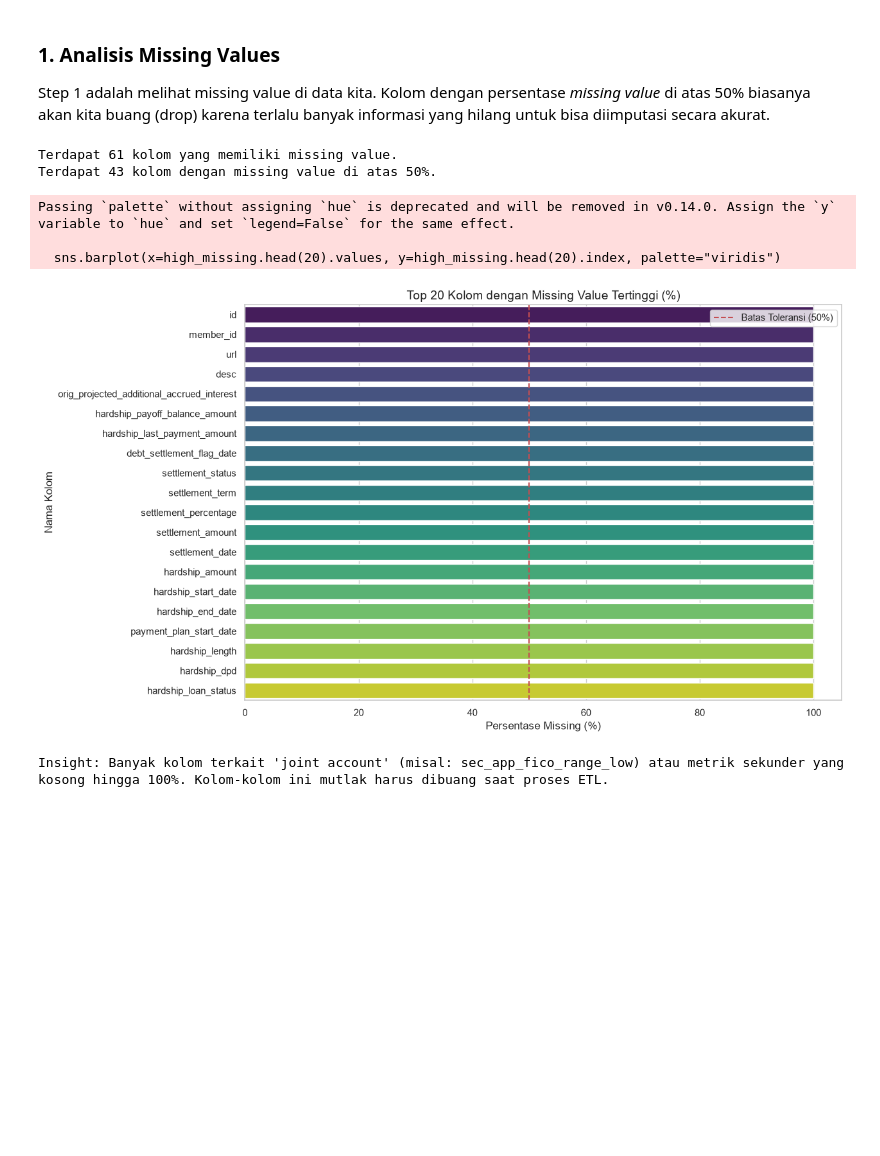
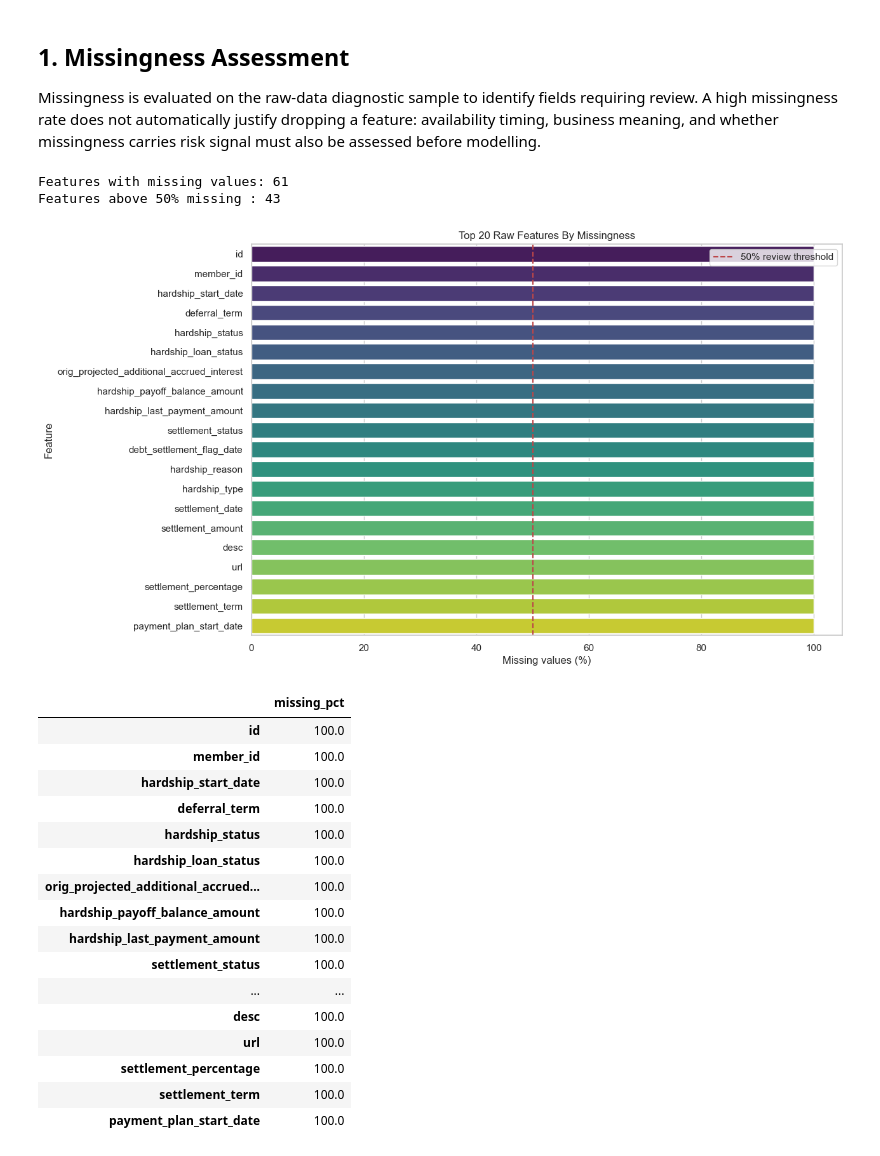
Before and after one commit to axelsanjiro/Credit-Scoring-and-Risk-Analytics, a Jupyter notebook: notebooks/eda_analysis.ipynb, the cells around one changed output. Drawn from its saved outputs; the diff is of its cells as text; code cells hidden in the pictures; blank space fills up the shorter version.

```diff
--- a/notebooks/eda_analysis.ipynb
+++ b/notebooks/eda_analysis.ipynb
@@ -10,13 +8,14 @@ sns.set_theme(style="whitegrid")
 plt.rcParams['figure.figsize'] = (10, 6)
 # %%
-RAW_PATH = "../data/raw/loan.csv"
-try:
-    df_raw = pd.read_csv(RAW_PATH, nrows=50000, low_memory=False)
-    print("--- PROFIL RAW DATA ---")
-    print(f"Total Baris (Sampled): {df_raw.shape[0]:,}")
-    print(f"Total Kolom: {df_raw.shape[1]}")
+RAW_PATH = '../data/raw/loan.csv'
+RAW_SAMPLE_SIZE = 50_000
 
-    print(df_raw.head(5))
-except FileNotFoundError:
-    print(f"ERROR: File tidak ditemukan di {RAW_PATH}.")
+df_raw = pd.read_csv(RAW_PATH, nrows=RAW_SAMPLE_SIZE, low_memory=False)
+
+print('Raw Data Sample Profile')
+print(f'Sample rows  : {len(df_raw):,}')
+print(f'Total columns: {df_raw.shape[1]:,}')
+display(df_raw.head())
+
+print('Note: this is the first 50,000 rows for fast raw-data diagnostics, not a random sample.')
 # %% [output]
@@ -40,32 +33,45 @@ Total Kolom: 145
 # %% [markdown]
-### 1. Analisis Missing Values
-Step 1 adalah melihat missing value di data kita. Kolom dengan persentase *missing value* di atas 50% biasanya akan kita buang (drop) karena terlalu banyak informasi yang hilang untuk bisa diimputasi secara akurat.
+## 1. Missingness Assessment
+
+Missingness is evaluated on the raw-data diagnostic sample to identify fields requiring review. A high missingness rate does not automatically justify dropping a feature: availability timing, business meaning, and whether missingness carries risk signal must also be assessed before modelling.
 # %%
-# Menghitung persentase missing value per kolom
-missing_percentages = (df_raw.isnull().sum() / len(df_raw)) * 100
-high_missing = missing_percentages[missing_percentages > 0].sort_values(ascending=False)
+missing_pct = (df_raw.isna().mean() * 100).sort_values(ascending=False)
+missing_features = missing_pct[missing_pct > 0]
+high_missing_features = missing_features[missing_features > 50]
 
-print(f"Terdapat {len(high_missing)} kolom yang memiliki missing value.")
-print(f"Terdapat {len(high_missing[high_missing > 50])} kolom dengan missing value di atas 50%.")
+print(f'Features with missing values: {len(missing_features):,}')
+print(f'Features above 50% missing : {len(high_missing_features):,}')
 
-# Visualisasi Top 20 kolom dengan missing value tertinggi
+missing_plot = missing_features.head(20).rename_axis('feature').reset_index(name='missing_pct')
 plt.figure(figsize=(12, 8))
-sns.barplot(x=high_missing.head(20).values, y=high_missing.head(20).index, palette="viridis")
-plt.title("Top 20 Kolom dengan Missing Value Tertinggi (%)", fontsize=14)
-plt.xlabel("Persentase Missing (%)", fontsize=12)
-plt.ylabel("Nama Kolom", fontsize=12)
-plt.axvline(x=50, color='r', linestyle='--', label='Batas Toleransi (50%)')
+sns.barplot(data=missing_plot, x='missing_pct', y='feature', hue='feature', legend=False, palette='viridis')
+plt.axvline(50, color='#bc4749', linestyle='--', label='50% review threshold')
+plt.title('Top 20 Raw Features By Missingness')
+plt.xlabel('Missing values (%)')
+plt.ylabel('Feature')
 plt.legend()
 plt.show()
 
-print("Insight: Banyak kolom terkait 'joint account' (misal: sec_app_fico_range_low) atau metrik " \
-"sekunder yang kosong hingga 100%. Kolom-kolom ini mutlak harus dibuang saat proses ETL.")
+display(missing_features.rename('missing_pct').to_frame().head(20))
 # %% [output]
-Terdapat 61 kolom yang memiliki missing value.
-Terdapat 43 kolom dengan missing value di atas 50%.
+Features with missing values: 61
+Features above 50% missing : 43
-Passing `palette` without assigning `hue` is deprecated and will be removed in v0.14.0. Assign the `y` variable to `hue` and set `legend=False` for the same effect.
-
-  sns.barplot(x=high_missing.head(20).values, y=high_missing.head(20).index, palette="viridis")
-[figure, old version]
+[figure, new version]
-Insight: Banyak kolom terkait 'joint account' (misal: sec_app_fico_range_low) atau metrik sekunder yang kosong hingga 100%. Kolom-kolom ini mutlak harus dibuang saat proses ETL.
+|  | missing_pct |
+| id | 100.0 |
+| member_id | 100.0 |
+| hardship_start_date | 100.0 |
+| deferral_term | 100.0 |
+| hardship_status | 100.0 |
+| hardship_loan_status | 100.0 |
+| orig_projected_additional_accrued... | 100.0 |
+| hardship_payoff_balance_amount | 100.0 |
+| hardship_last_payment_amount | 100.0 |
+| settlement_status | 100.0 |
+| ... | ... |
+| desc | 100.0 |
+| url | 100.0 |
+| settlement_percentage | 100.0 |
+| settlement_term | 100.0 |
+| payment_plan_start_date | 100.0 |
 # %% [markdown]
```
Also changed, not shown: parts of 21 cells of this notebook, 1 other file.
